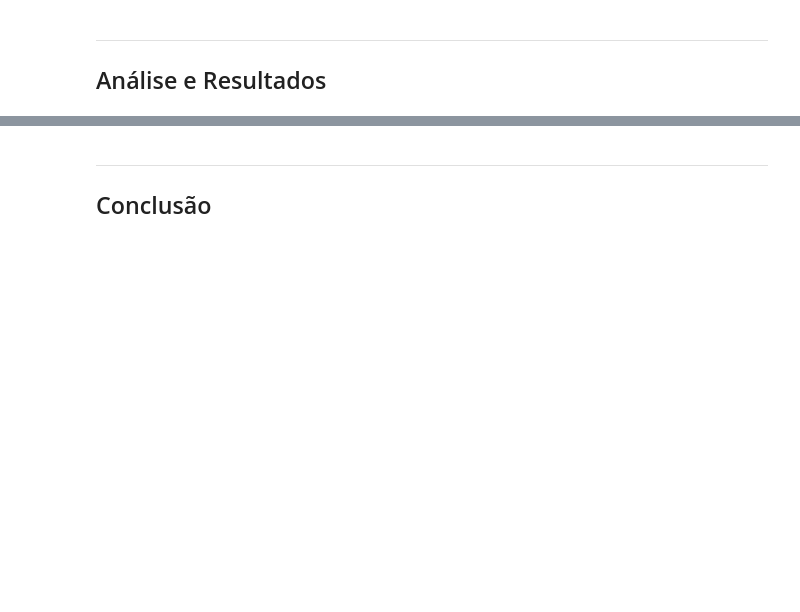
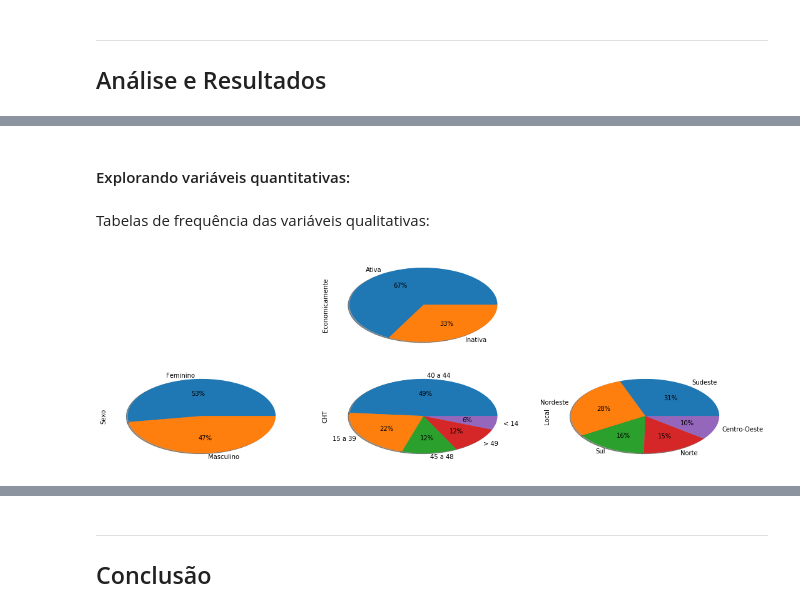
Before and after one commit to gabrielcla/CDadosDP-P1, a Jupyter notebook: Projeto 1.ipynb, the cells around one changed output, grey strips where cells are left out. Cells and saved outputs as stored; diff of their text form; code cells hidden in the pictures; blank space fills up the shorter version.

```diff
--- a/Projeto 1.ipynb
+++ b/Projeto 1.ipynb
@@ -76,0 +143,20 @@ ___
+# %% [markdown]
+#### Explorando variáveis quantitativas:
+# %% [markdown]
+Tabelas de frequência das variáveis qualitativas:
+# %%
+fig = plt.figure(figsize=(18,6))
+
+ax1 = plt.subplot2grid((2,3), (0,1)) #(linhas,col) do grid e depois (linha,col) do item
+dados.Economicamente.value_counts().plot.pie(autopct='%1.0f%%', shadow = True)
+
+ax1 = plt.subplot2grid((2,3), (1, 0))
+dados.Sexo.value_counts().plot.pie(autopct='%1.0f%%', shadow = True)
+
+ax1 = plt.subplot2grid((2,3), (1, 1))
+dados.CHT.value_counts().plot.pie(autopct='%1.0f%%', shadow = True)
+
+ax1 = plt.subplot2grid((2,3), (1, 2))
+dados.Local.value_counts().plot.pie(autopct='%1.0f%%', shadow = True);
+# %% [output]
+[figure, added]
```
Also changed, not shown: parts of 37 cells of this notebook, 2 other files.
